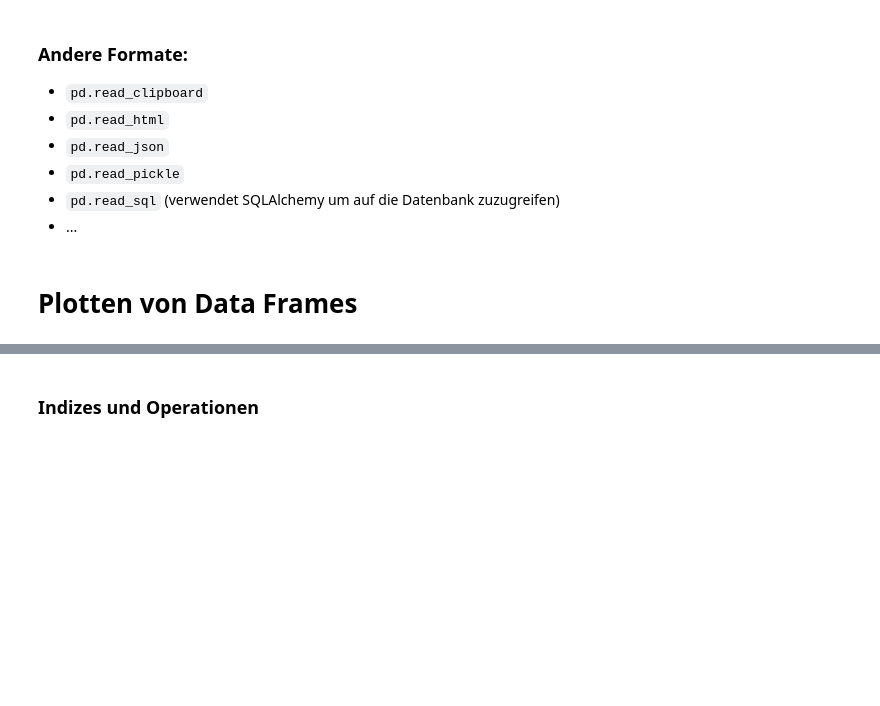
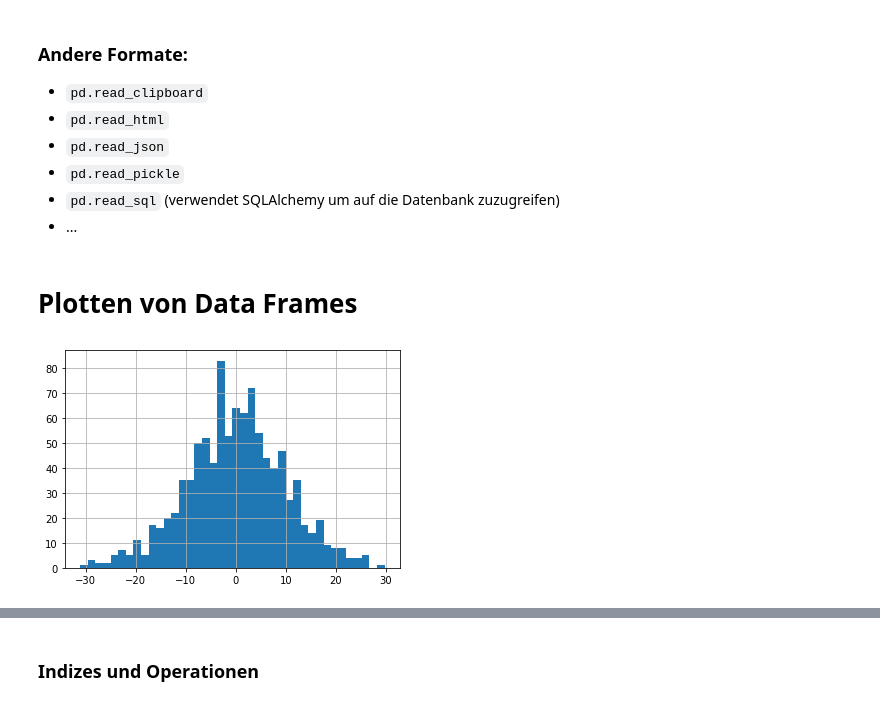
Before and after one commit to hoelzl/python-programmierer, a Jupyter notebook: Slides/Code_Along/De/topic_520_pandas_data_frames_1.ipynb, the cells around one changed output, grey strips where cells are left out. Drawn from its saved outputs; the diff is of its cells as text; code cells hidden in the pictures; blank space fills up the shorter version.

```diff
--- a/Slides/Code_Along/De/topic_520_pandas_data_frames_1.ipynb
+++ b/Slides/Code_Along/De/topic_520_pandas_data_frames_1.ipynb
@@ -31,0 +61,2 @@ df
+# %%
+df_csv = pd.read_csv(pandas_dir_path / "example_data.csv", index_col=0)
@@ -44,6 +151,8 @@ df
 # %% [markdown]
 # Plotten von Data Frames
 # %%
-df_csv["Col 0"].hist(bins=15);
+df_csv["Col 0"].hist(bins=40);
+# %% [output]
+[figure, added]
 # %%
 df_csv.hist(bins=20, figsize=(12, 8));
```
Also changed, not shown: parts of 30 cells of this notebook, 23 other files.
